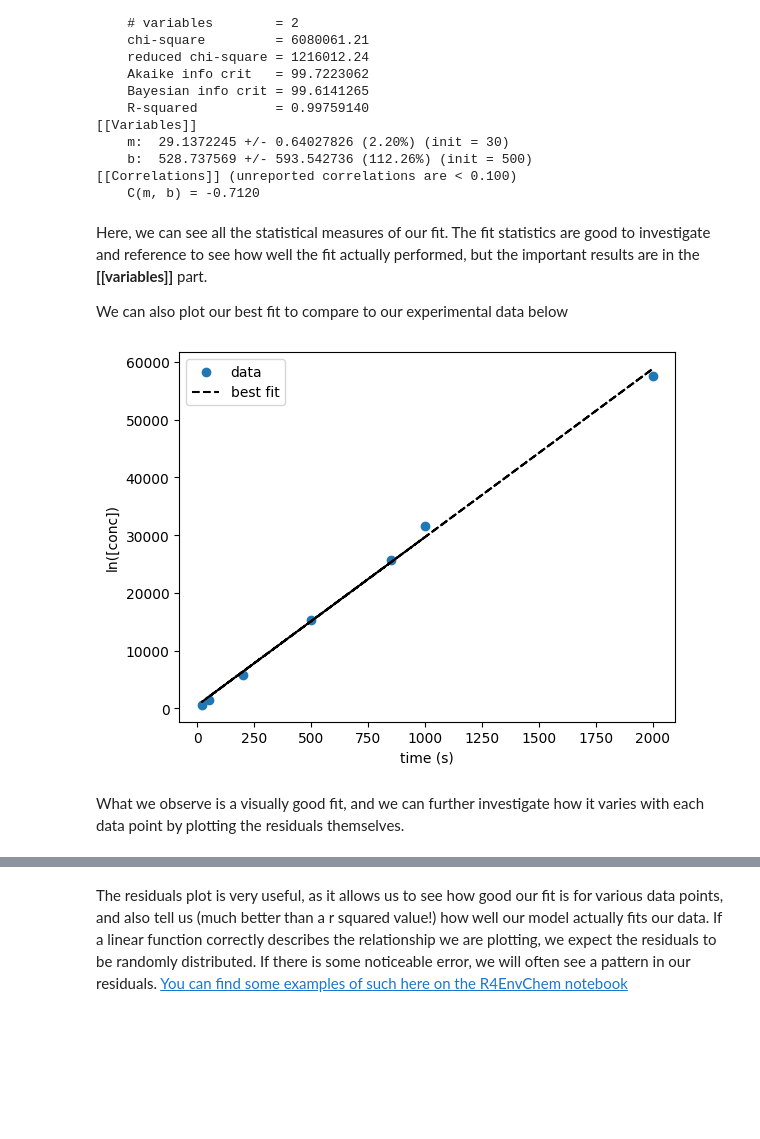
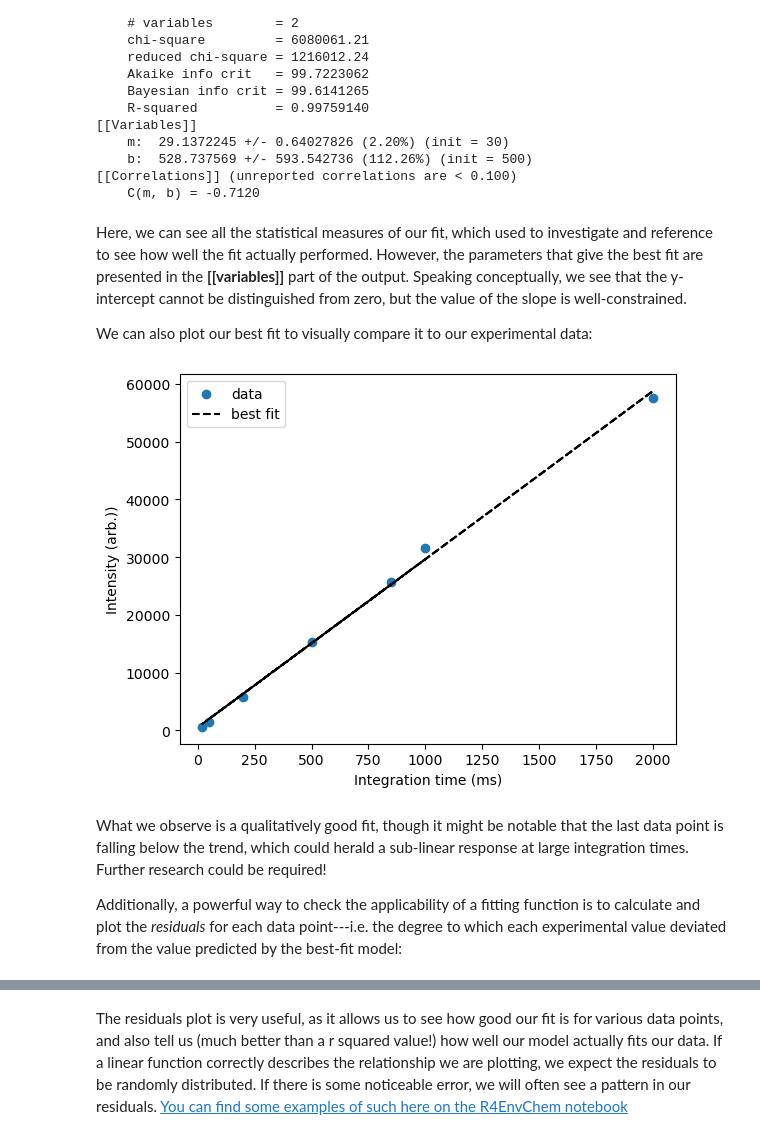
Before and after one commit to Rees9/Py4PhysChem, a Jupyter notebook: lmfit.ipynb, the cells around one changed output, grey strips where cells are left out. Drawn from its saved outputs; the diff is of its cells as text; code cells hidden in the pictures; blank space fills up the shorter version.

```diff
--- a/lmfit.ipynb
+++ b/lmfit.ipynb
@@ -17,7 +17,7 @@ import matplotlib.pyplot as plt
 %matplotlib inline
 import os
 
-# import data
+# Import data
 max_array = []
 inttime_array = []
 for filename in os.listdir('data/em_vs_laser/'): #os.listdir() will return each file in a folder.
@@ -25,14 +25,20 @@ for filename in os.listdir('data/em_vs_laser/'): #os.listdir() will return each
     # extract the integration time from the filename
     if 'Integration' in filename:
         print(filename)
+        inttime_array.append(filename.split(' ')[7]) #This extracts the integration time from the filename -- see the Importing Data section
         # truncate data to exclude possible laser peak
         intensity = intensity[(wavelength) > 575] # only fetch max from 575 nm and above, as laser peak is at 532 nm
         max_array.append(np.max(intensity))
-inttime_array = [1000,20,200,2000,50,500,850]
 
+# Re-format data
+inttime_array = np.array(inttime_array) #Here, we cast the inttime_array (generated above) into a numpy array (rather than a generic 'list')
+inttime_array = inttime_array.astype(np.float64) #Here, we cast the elements of the array to (numerical) float values. Recall that the filename was a string, so python was considering each element as a list of characters up until this step.
+max_array = np.array(max_array) #We similarly cast the list of maximum intensities to a numpy array
+
+# Plot data
 plt.scatter(inttime_array,max_array)
-plt.xlabel('integration time (ms) ')
-plt.ylabel('intensity (a.u.)')
+plt.xlabel('Integration time (ms) ')
+plt.ylabel('Max Intensity (arb.)')
 plt.title('Max intensity vs integration time');
 # %% [output]
 R101 532 ex 3.41 mW Integration 550CGLP 1000 ms.txt
@@ -84,23 +102,25 @@ print(result.fit_report())
 [[Correlations]] (unreported correlations are < 0.100)
     C(m, b) = -0.7120
 # %% [markdown]
-Here, we can see all the statistical measures of our fit. The fit statistics are good to investigate and reference to see how well the fit actually performed, but the important results are in the **[[variables]]** part.
+Here, we can see all the statistical measures of our fit, which used to investigate and reference to see how well the fit actually performed. However, the parameters that give the best fit are presented in the **[[variables]]** part of the output. Speaking conceptually, we see that the y-intercept cannot be distinguished from zero, but the value of the slope is well-constrained.
 
-We can also plot our best fit to compare to our experimental data below
+We can also plot our best fit to visually compare it to our experimental data:
 # %%
 # plot out data on a logarithmic scale
 plt.scatter(inttime_array,max_array,label = 'data')
 # plot our best fit
 plt.plot(inttime_array,result.best_fit, label = 'best fit', color = 'black', linestyle = '--')
 
-# label our plot properly
-plt.xlabel('time (s)')
-plt.ylabel('ln([conc])')
+# label our plot
+plt.xlabel('Integration time (ms)')
+plt.ylabel('Intensity (arb.))')
 plt.legend();
 # %% [output]
-[figure, old version]
+[figure, new version]
-# %% [markdown]
-What we observe is a visually good fit, and we can further investigate how it varies with each data point by plotting the residuals themselves.
+# %% [markdown]
+What we observe is a qualitatively good fit, though it might be notable that the last data point is falling below the trend, which could herald a sub-linear response at large integration times. Further research could be required!
+
+Additionally, a powerful way to check the applicability of a fitting function is to calculate and plot the *residuals* for each data point---i.e. the degree to which each experimental value deviated from the value predicted by the best-fit model:
 # %%
 # plot the residuals
 plt.scatter(inttime_array,result.residual,label = 'residuals')
```
Also changed, not shown: parts of 14 cells of this notebook.
